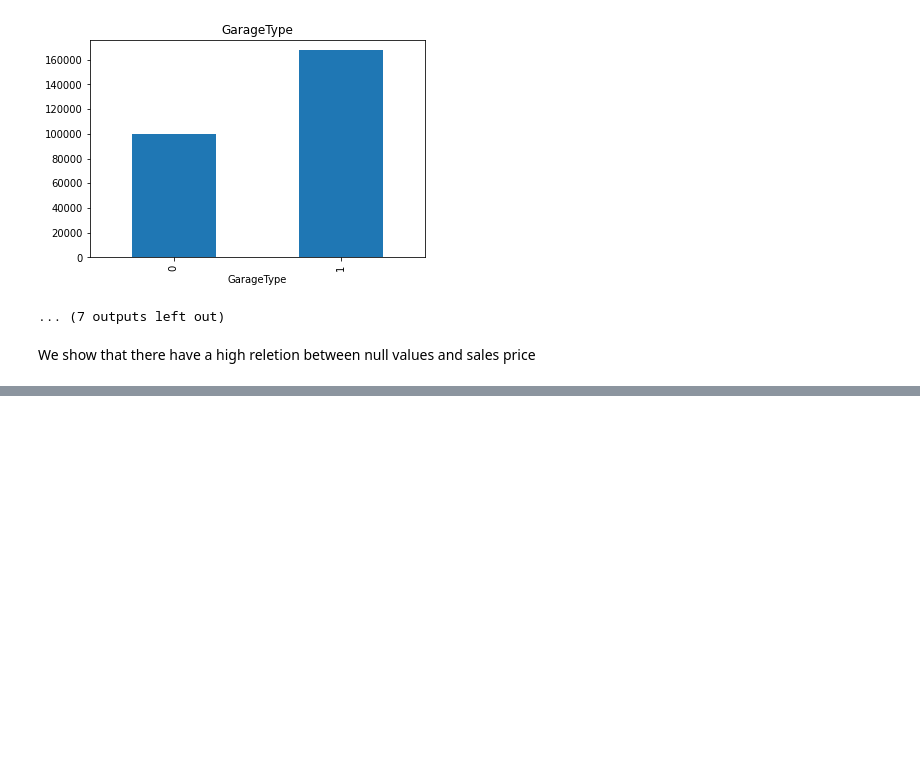
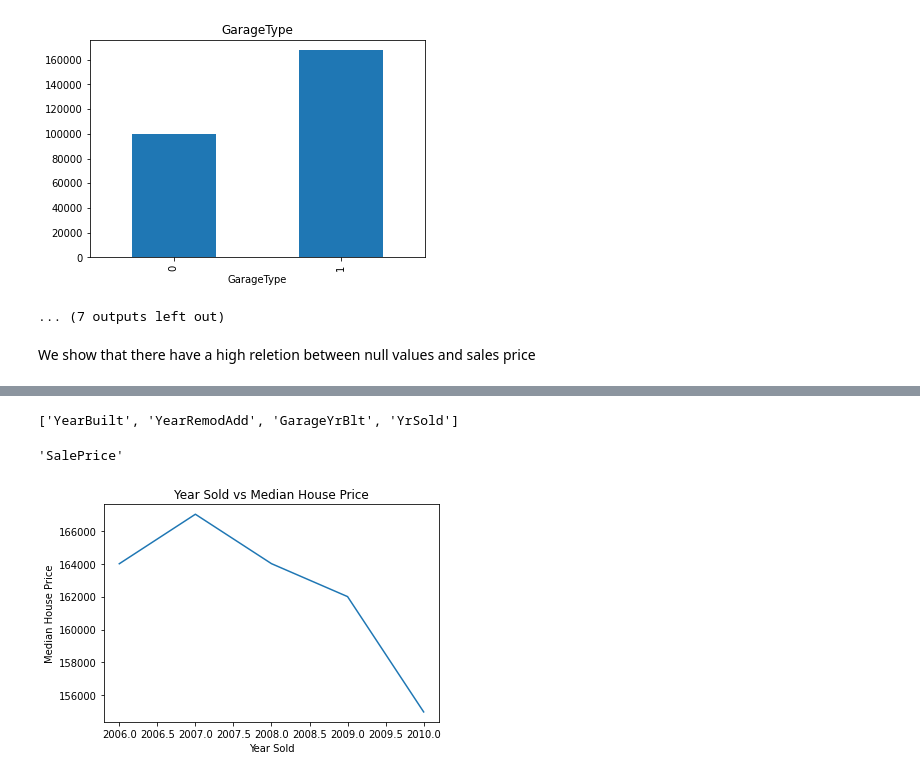
Before and after one commit to Md-Nur/House-Prices---Advanced-Regression-Techniques, a Jupyter notebook: housePricePred.ipynb, the cells around one changed output, grey strips where cells are left out. Saved outputs shown, nothing was run; the diff lists cells and outputs as text; code cells hidden in the pictures; blank space fills up the shorter version.

```diff
--- a/housePricePred.ipynb
+++ b/housePricePred.ipynb
@@ -77,0 +131,16 @@ We show that there have a high reletion between null values and sales price
+# %%
+yearFeature
+# %% [output]
+['YearBuilt', 'YearRemodAdd', 'GarageYrBlt', 'YrSold']
+# %%
+dataset.columns[-1]
+# %% [output]
+'SalePrice'
+# %%
+dataset.groupby('YrSold')['SalePrice'].median().plot()
+plt.xlabel('Year Sold')
+plt.ylabel('Median House Price')
+plt.title("Year Sold vs Median House Price")
+plt.show()
+# %% [output]
+[figure, added]
```
Also changed, not shown: parts of 14 cells of this notebook.
